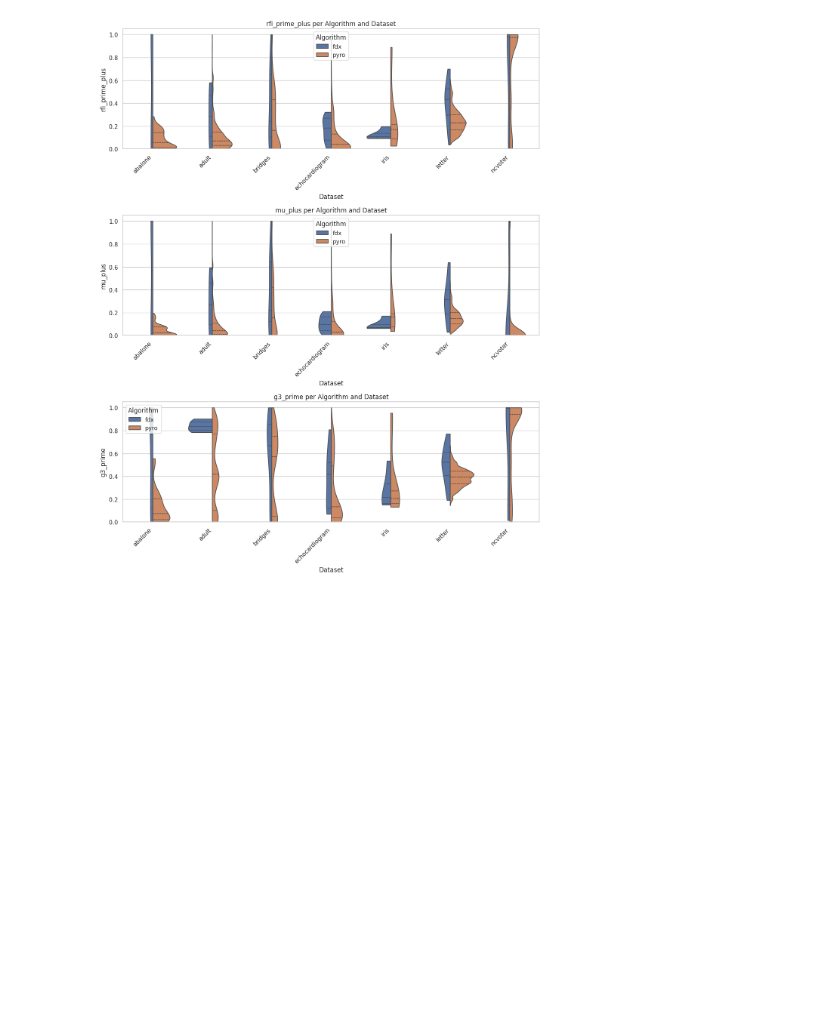
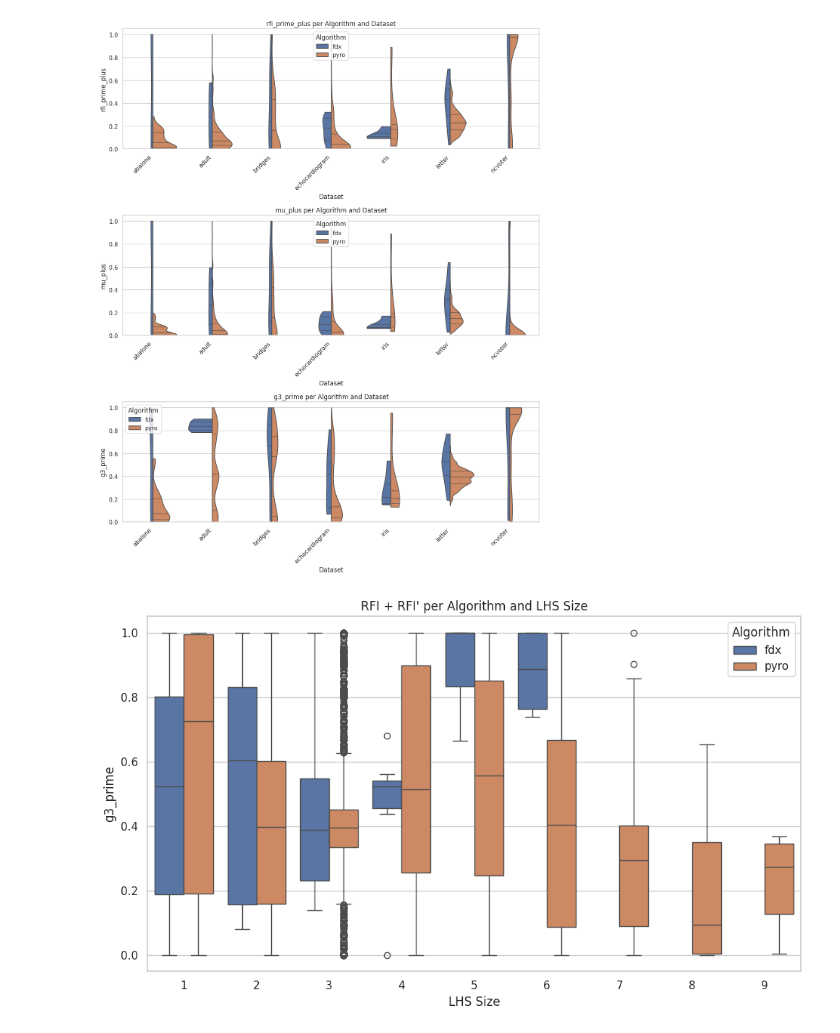
Before and after one commit to AlexF99/tcc, a Jupyter notebook: src/metrics/visualizations/initial_eda_mod.ipynb, the cells around one changed output. Saved outputs shown, nothing was run; the diff lists cells and outputs as text; code cells hidden in the pictures; blank space fills up the shorter version.

Commit message:
plotting all datasets metrics with lhs as x axis

```diff
--- a/src/metrics/visualizations/initial_eda_mod.ipynb
+++ b/src/metrics/visualizations/initial_eda_mod.ipynb
@@ -178,3 +178,22 @@ plt.show()
 # ... existing code ...
 # %% [output]
 [figure]
+# %%
+sns.set(style="whitegrid")
+plt.figure(figsize=(10, 6))
+
+sns.boxplot(
+    data=global_df,
+    x='lhs_size',
+    y=metric_name,
+    hue='algorithm'
+)
+
+plt.title('RFI + RFI\' per Algorithm and LHS Size')
+plt.xlabel('LHS Size')
+plt.ylabel(metric_name)
+plt.legend(title='Algorithm')
+plt.tight_layout()
+plt.show()
+# %% [output]
+[figure, added]
```
Also changed, not shown: parts of 1 cell of this notebook.
